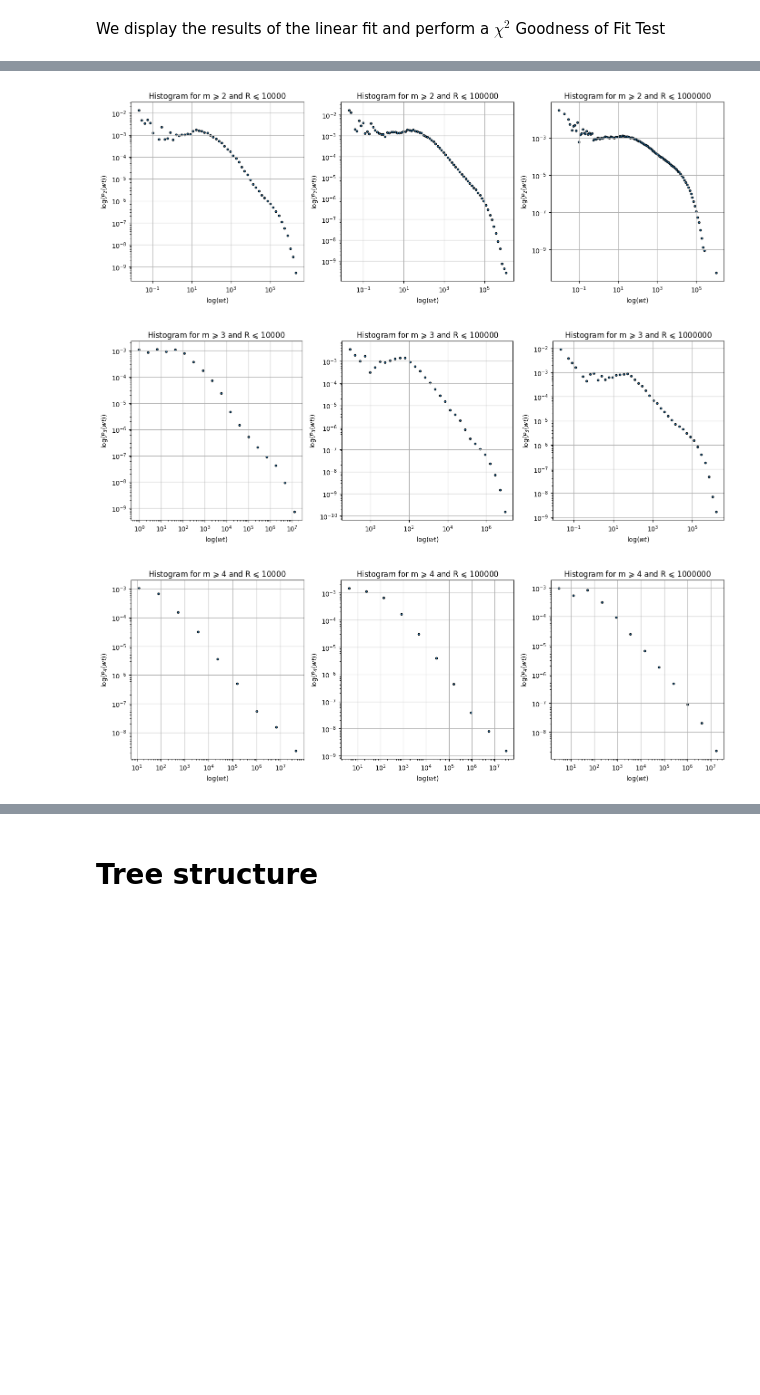
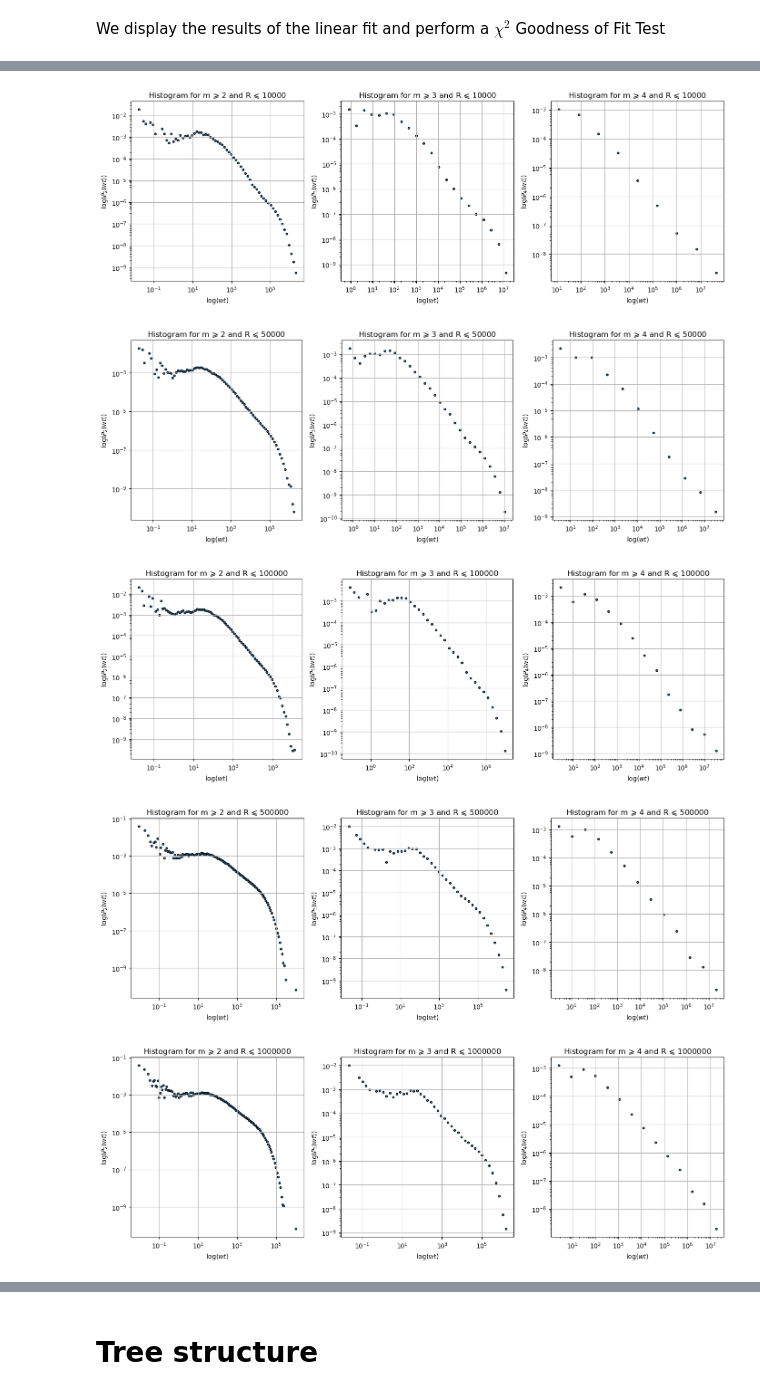
Before and after one commit to EmanueleCoradin/CaliforniaEarthquakesAnalysis, a Jupyter notebook: Mappazzone.ipynb, the cells around one changed output, grey strips where cells are left out. Saved outputs shown, nothing was run; the diff lists cells and outputs as text; code cells hidden in the pictures; blank space fills up the shorter version.

```diff
--- a/Mappazzone.ipynb
+++ b/Mappazzone.ipynb
@@ -546,7 +547,7 @@ def log_plot(feature):
     feature = feature[feature != 0]
 
     #Bin edges (in logarithmic scale)
-    n_bins = max([np.histogram_bin_edges(np.log10(feature), bins = 'scott').shape[0] - 1, 10])
+    n_bins = max([np.histogram_bin_edges(np.log10(feature), bins = 'auto').shape[0] - 1, 10])
 
     x = np.logspace(np.log10(feature.min()), np.log10(feature.max()), base = 10, num = n_bins)
 
@@ -559,18 +560,14 @@ def log_plot(feature):
     norm = np.sum(hist[0])
     counts_normalized = hist[0] / (bin_widths * norm)
 
-    #Errors
-    errors = hist[0]
-
     #Clean of empty bins
     mask = (counts_normalized > 0)
     counts_normalized = counts_normalized[mask]
     bin_centers = bin_centers[mask]
-    errors = errors[mask]
-    errors = (np.log10(np.e) / (2 * errors)) * np.sqrt(errors)
 
     bins = np.log10(bin_centers)
     counts = np.log10(counts_normalized)
+    errors = np.log10(np.e) / np.sqrt(hist[0][mask])
 
     return bins, counts, errors
 # %% [markdown]
@@ -614,7 +611,7 @@ The `statistic_plots` function allows us to perform a linear regression on the g
 # %%
 f_lin = lambda x, m, q: m*x+q
 
-def statistic_plots(bins, counts, magnitudes, errors, feature):
+def statistic_plots(bins, counts, magnitudes, errors, feature, spec = ''):
     fit_res = []
 
     fig, ax = plt.subplots(2, len(magnitudes), figsize = (14, 6))
@@ -645,7 +642,7 @@ def statistic_plots(bins, counts, magnitudes, errors, feature):
 
     ax[0,-1].legend()
     ax[1,-1].legend()
-    fig.suptitle('Linear regressions and residuals', fontsize = 18)
+    fig.suptitle('Linear regressions and residuals' + spec, fontsize = 18)
     plt.tight_layout()
     plt.show()
 
@@ -806,57 +837,43 @@ Hypotesis accepted with confidence level 0.0%
 # %%
 magnitudes = [2, 3, 4]
-Radii = [10000, 100000, 1000000]
-
-def get_Pmr(df, m, R): #m, R parameters given by the user
-
-    dfm = df[df['Magnitude']>= m].sort_values('Time')[['Time', 'x', 'y', 'z']]
-
-    #Evaluate the distance between one event and the next one
-    coordinates = dfm.to_numpy()
-    dd = np.linalg.norm(np.diff(coordinates, axis = 0), axis = 1)
-    dd = np.insert(dd, 0, 0)
-
-    dfm['Rel_distance'] = dd
-    dfmr = dfm[dfm['Rel_distance'] <= R].sort_values('Time') #select by distance
-
-    wt = np.array(dfmr['Time'].diff())[1:]
-
-    return dfmr, dd, wt
+Radii = [1e4, 5e4, 1e5, 5e5, 1e6]
 
 bins   = [[] for _ in range(len(Radii))]
 counts = [[] for _ in range(len(Radii))]
 errors = [[] for _ in range(len(Radii))]
 
-for i, m in enumerate(magnitudes):
+for j, radius in enumerate(Radii):
     index = 0
-    fig, ax = plt.subplots(1, len(Radii), figsize = (14,5))
+    fig, ax = plt.subplots(1, len(magnitudes), figsize = (14,5))
 
-    for j, radius in enumerate(Radii):
+    for i, m in enumerate(magnitudes):
         dfmr, dd, wt = get_Pmr(df, m, radius)
 
         b, c, e = log_plot(wt)
         bins[j].append(b)
         counts[j].append(c)
         errors[j].append(e)
 
         ax[index].scatter(10 ** b, 10 ** c, edgecolor = 'black', marker = '.')
-        ax[index].set_title(f'Histogram for m $\geqslant$ {m} and R $\leqslant$ {radius}')
+        ax[index].set_title(f'Histogram for m $\geqslant$ {m} and R $\leqslant$ {radius:.0f}')
         ax[index].set_yscale('log', base = 10)
         ax[index].set_xscale('log', base = 10)
 
         ax[index].set_ylabel(f"$\log(P_{m}(wt)$)")
         ax[index].set_xlabel(f"$\log(wt)$")
         ax[index].grid()
 
         index += 1
 
     plt.tight_layout()
 
 plt.show()
 # %% [output]
-[figure, old version]
+[figure, new version]
-[figure, old version]
+[figure, new version]
-[figure, old version]
+[figure, new version]
+[figure, added]
+[figure, added]
 # %%
 pearson_list = []
 
```
Also changed, not shown: parts of 19 cells of this notebook.
